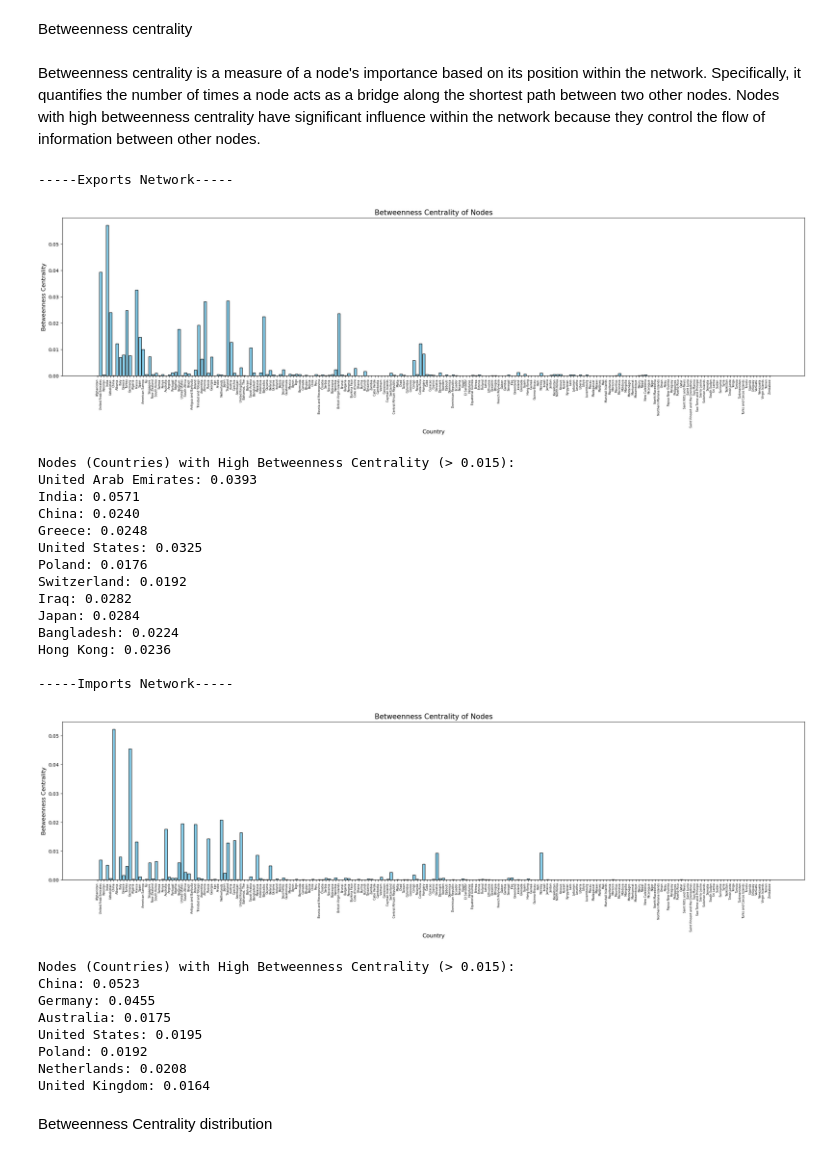
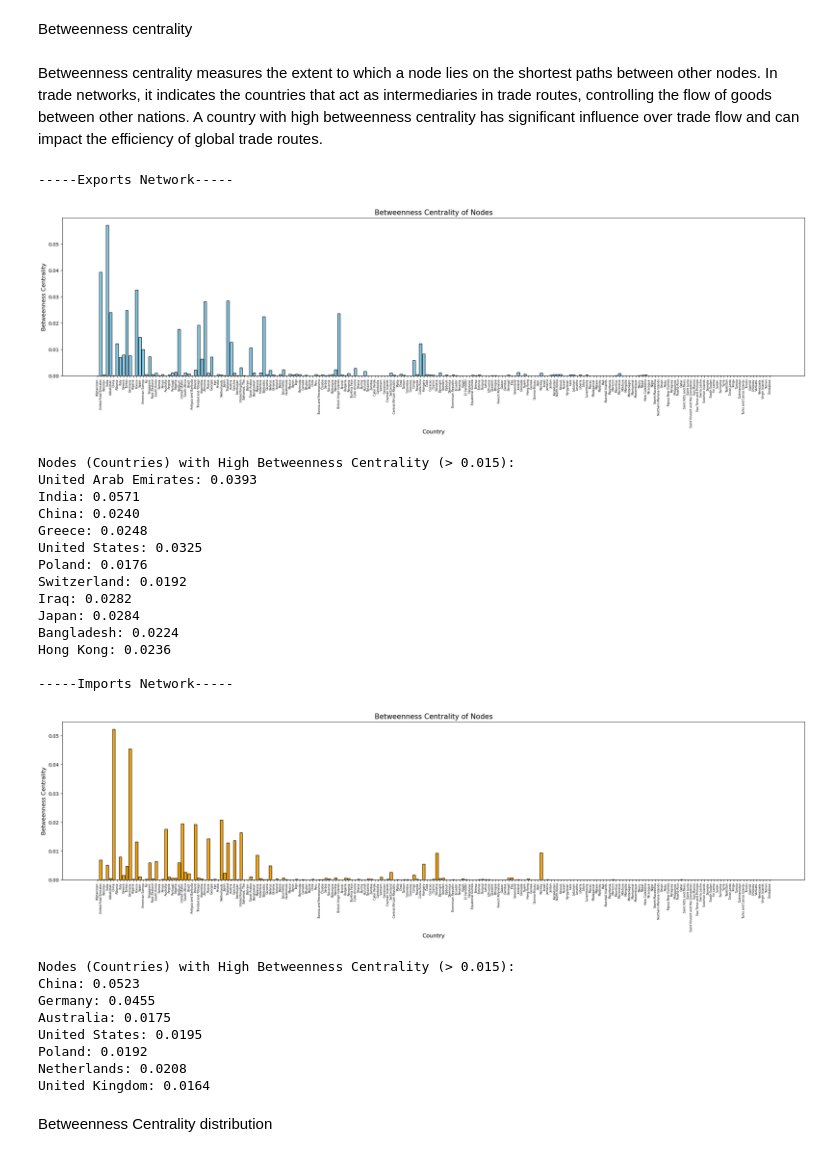
Before and after one commit to Flebio/sna_import_export, a Jupyter notebook: import_export.ipynb, the cells around one changed output. Saved outputs shown, nothing was run; the diff lists cells and outputs as text; code cells hidden in the pictures.

```diff
--- a/import_export.ipynb
+++ b/import_export.ipynb
@@ -217,9 +217,9 @@ degree_centrality_values_export = list(degree_centrality_export.values())
 degree_centrality_values_import = list(degree_centrality_import.values())
 
 # Plot histogram
-def centrality(countries, cent, centrality_values, type, threshold):
+def centrality(countries, cent, centrality_values, type, threshold, color='skyblue'):
     plt.figure(figsize=(28, 6))
-    plt.bar(countries, centrality_values, color='skyblue', edgecolor='black')
+    plt.bar(countries, centrality_values, color=color, edgecolor='black')
     plt.xticks(rotation=90, fontsize=6)
     plt.title(type+' of Nodes', fontsize=15)
     plt.xlabel('Country', fontsize=12)
@@ -233,9 +233,7 @@ def centrality(countries, cent, centrality_values, type, threshold):
     return high_centrality_nodes
 
 print("-----Exports Network-----")
-high_degree_nodes_export = centrality(countries, degree_centrality_export, degree_centrality_values_export, type='Degree Centrality',threshold=0.3)
-print("\n-----Imports Network-----")
-high_degree_nodes_import = centrality(countries, degree_centrality_import, degree_centrality_values_import, type='Degree Centrality',threshold=0.3)
+high_degree_nodes_export = centrality(countries, degree_centrality_export, degree_centrality_values_export, type='Degree Centrality',threshold=0.2)
 # %% [output]
 -----Exports Network-----
 [figure]
@@ -417,36 +454,36 @@ cumulative_distribution(eigenvector_centrality_values_import,type='Eigenvector')
 # %% [markdown]
 Betweenness centrality
 # %% [markdown]
-Betweenness centrality is a measure of a node's importance based on its position within the network. Specifically, it quantifies the number of times a node acts as a bridge along the shortest path between two other nodes. Nodes with high betweenness centrality have significant influence within the network because they control the flow of information between other nodes.
+Betweenness centrality measures the extent to which a node lies on the shortest paths between other nodes. In trade networks, it indicates the countries that act as intermediaries in trade routes, controlling the flow of goods between other nations. A country with high betweenness centrality has significant influence over trade flow and can impact the efficiency of global trade routes.
 # %%
 betweenness_centrality_export = nx.betweenness_centrality(G_export)
 betweenness_centrality_import = nx.betweenness_centrality(G_import)
 
 betweenness_centrality_values_export = list(betweenness_centrality_export.values())
 betweenness_centrality_values_import = list(betweenness_centrality_import.values())
 
 print("-----Exports Network-----")
-high_betweenness_nodes_export = centrality(countries, betweenness_centrality_export, betweenness_centrality_values_export, type='Betweenness Centrality',threshold=0.015)
+high_betweenness_nodes_export = centrality(countries, betweenness_centrality_export, betweenness_centrality_values_export, type='Betweenness Centrality',threshold=0.015, color='skyblue')
 print("\n-----Imports Network-----")
-high_betweenness_nodes_export = centrality(countries, betweenness_centrality_import, betweenness_centrality_values_import, type='Betweenness Centrality',threshold=0.015)
+high_betweenness_nodes_export = centrality(countries, betweenness_centrality_import, betweenness_centrality_values_import, type='Betweenness Centrality',threshold=0.015, color='orange')
 # %% [output]
 -----Exports Network-----
 [figure]
 Nodes (Countries) with High Betweenness Centrality (> 0.015):
 United Arab Emirates: 0.0393
 India: 0.0571
 China: 0.0240
 Greece: 0.0248
 United States: 0.0325
 Poland: 0.0176
 Switzerland: 0.0192
 Iraq: 0.0282
 Japan: 0.0284
 Bangladesh: 0.0224
 Hong Kong: 0.0236
 
 -----Imports Network-----
-[figure, old version]
+[figure, new version]
 Nodes (Countries) with High Betweenness Centrality (> 0.015):
 China: 0.0523
 Germany: 0.0455
```
Also changed, not shown: parts of 32 cells of this notebook.
